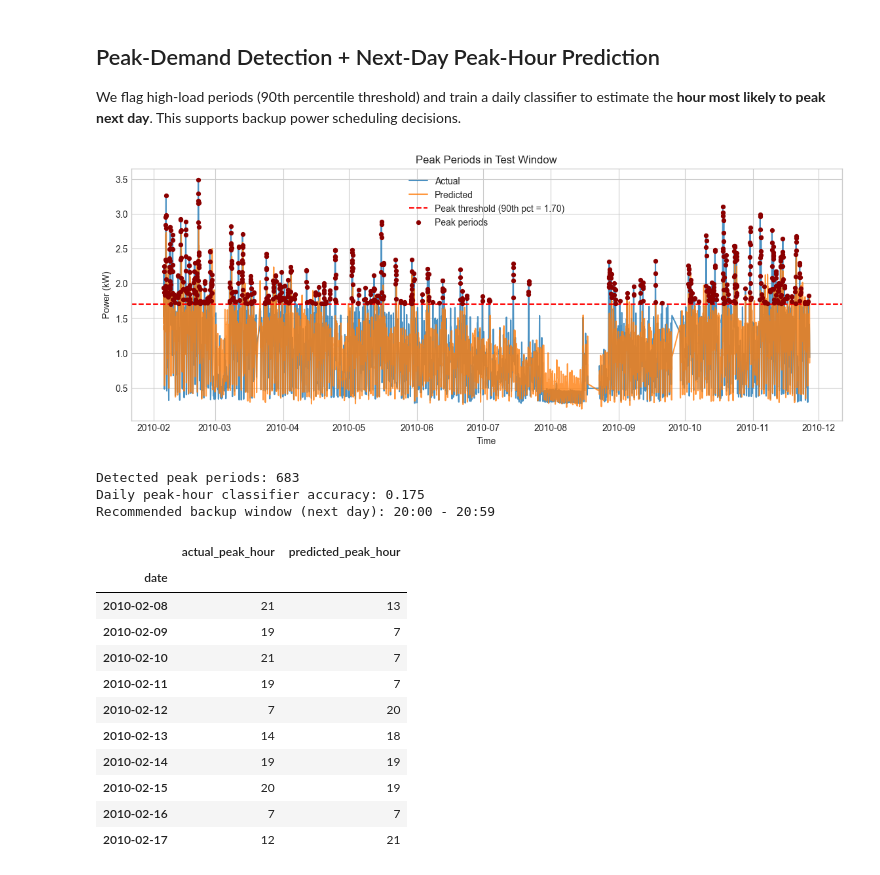
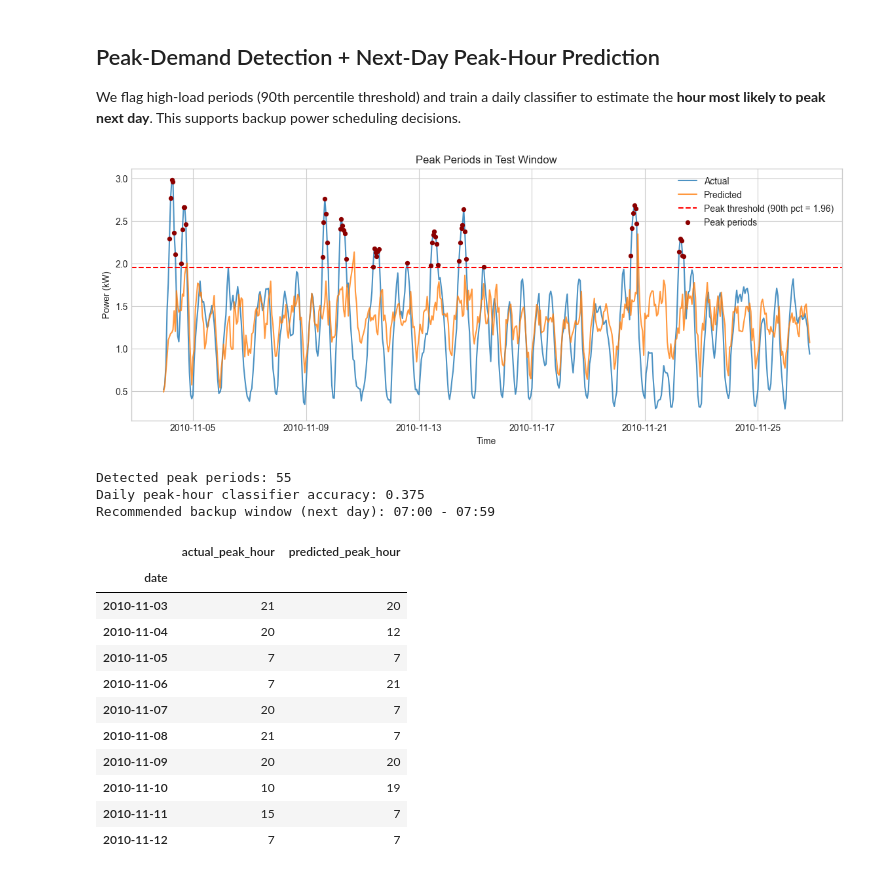
Before and after one commit to abojotemi/End-to-End-Smart-Power, a Jupyter notebook: note.ipynb, the cells around one changed output. Saved outputs shown, nothing was run; the diff lists cells and outputs as text; code cells hidden in the pictures.

Commit message:
Added more models

```diff
--- a/note.ipynb
+++ b/note.ipynb
@@ -33,3 +46,17 @@ warnings.filterwarnings("ignore")
 pd.set_option("display.max_columns", None)
 plt.style.use("seaborn-v0_8-whitegrid")
 RANDOM_STATE = 42
+# %%
+# ============================================================================
+# TRAINING MODE CONFIGURATION (fast | balanced | full)
+# ============================================================================
+# Choose training profile for faster iteration vs. higher accuracy:
+#   - "fast":      Quick experiments, fewer models, lighter hyperparams (~50s local)
+#   - "balanced":  Mid-tier, good trade-off between speed & quality (~120s local)
+#   - "full":      Comprehensive training, all models, tuned hyperparams (longer)
+
+MODEL_PROFILE = "fast"  # Change to "balanced" or "full" for better accuracy
+MAX_ROWS = 180_000  # Cap raw data rows for faster iteration (0 = use all)
+
+print(f"Training profile: {MODEL_PROFILE}")
+print(f"Max rows cap: {MAX_ROWS if MAX_ROWS > 0 else 'No limit'}")
@@ -81,6 +93,12 @@ else:
     raise FileNotFoundError("Could not locate household_power_consumption.csv")
 
 raw_df = pd.read_csv(data_path, sep=";", na_values=["?"])
+
+# Apply MAX_ROWS cap for faster iteration if needed
+if MAX_ROWS > 0 and len(raw_df) > MAX_ROWS:
+    raw_df = raw_df.tail(MAX_ROWS).copy()
+    print(f"Capped to last {MAX_ROWS} rows")
+
 print(f"Loaded data from: {data_path}")
 print(f"Shape: {raw_df.shape}")
 raw_df.head()
@@ -434,54 +527,69 @@ for c in ["day_mean", "day_max", "day_std"]:
 daily_df = daily_df.dropna()
 peak_feature_cols = [c for c in daily_df.columns if c != "peak_hour"]
 
 split_daily = int(len(daily_df) * 0.8)
 X_peak_train = daily_df.iloc[:split_daily][peak_feature_cols]
 y_peak_train = daily_df.iloc[:split_daily]["peak_hour"]
 X_peak_test = daily_df.iloc[split_daily:][peak_feature_cols]
 y_peak_test = daily_df.iloc[split_daily:]["peak_hour"]
 
-peak_model = RandomForestClassifier(
-    n_estimators=300,
-    random_state=RANDOM_STATE,
-    n_jobs=-1,
-)
+# Build peak-hour model based on profile
+if MODEL_PROFILE == "fast":
+    peak_model = RandomForestClassifier(
+        n_estimators=100,
+        random_state=RANDOM_STATE,
+        n_jobs=-1,
+    )
+elif MODEL_PROFILE == "full":
+    peak_model = RandomForestClassifier(
+        n_estimators=450,
+        random_state=RANDOM_STATE,
+        n_jobs=-1,
+    )
+else:  # balanced
+    peak_model = RandomForestClassifier(
+        n_estimators=300,
+        random_state=RANDOM_STATE,
+        n_jobs=-1,
+    )
+
 peak_model.fit(X_peak_train, y_peak_train)
 
 y_peak_pred = peak_model.predict(X_peak_test)
 peak_hour_accuracy = accuracy_score(y_peak_test, y_peak_pred)
 
 latest_features_daily = daily_df.iloc[-1][peak_feature_cols].to_frame().T
 predicted_peak_hour_next_day = int(peak_model.predict(latest_features_daily)[0])
 
 print(f"Daily peak-hour classifier accuracy: {peak_hour_accuracy:.3f}")
 print(
     f"Recommended backup window (next day): {predicted_peak_hour_next_day:02d}:00 - {predicted_peak_hour_next_day:02d}:59"
 )
 
 pd.DataFrame(
     {
         "actual_peak_hour": y_peak_test.values,
         "predicted_peak_hour": y_peak_pred,
     },
     index=y_peak_test.index,
 ).head(10)
 # %% [output]
-[figure, old version]
+[figure, new version]
-Detected peak periods: 683
-Daily peak-hour classifier accuracy: 0.175
-Recommended backup window (next day): 20:00 - 20:59
+Detected peak periods: 55
+Daily peak-hour classifier accuracy: 0.375
+Recommended backup window (next day): 07:00 - 07:59
 |  | actual_peak_hour | predicted_peak_hour |
 | date |  |  |
-| 2010-02-08 | 21 | 13 |
-| 2010-02-09 | 19 | 7 |
-| 2010-02-10 | 21 | 7 |
-| 2010-02-11 | 19 | 7 |
-| 2010-02-12 | 7 | 20 |
-| 2010-02-13 | 14 | 18 |
-| 2010-02-14 | 19 | 19 |
-| 2010-02-15 | 20 | 19 |
-| 2010-02-16 | 7 | 7 |
-| 2010-02-17 | 12 | 21 |
+| 2010-11-03 | 21 | 20 |
+| 2010-11-04 | 20 | 12 |
+| 2010-11-05 | 7 | 7 |
+| 2010-11-06 | 7 | 21 |
+| 2010-11-07 | 20 | 7 |
+| 2010-11-08 | 21 | 7 |
+| 2010-11-09 | 20 | 20 |
+| 2010-11-10 | 10 | 19 |
+| 2010-11-11 | 15 | 7 |
+| 2010-11-12 | 7 | 7 |
 # %%
 latest_x = X.iloc[-1:].copy()
 
```
Also changed, not shown: parts of 9 cells of this notebook, 7 other files.
